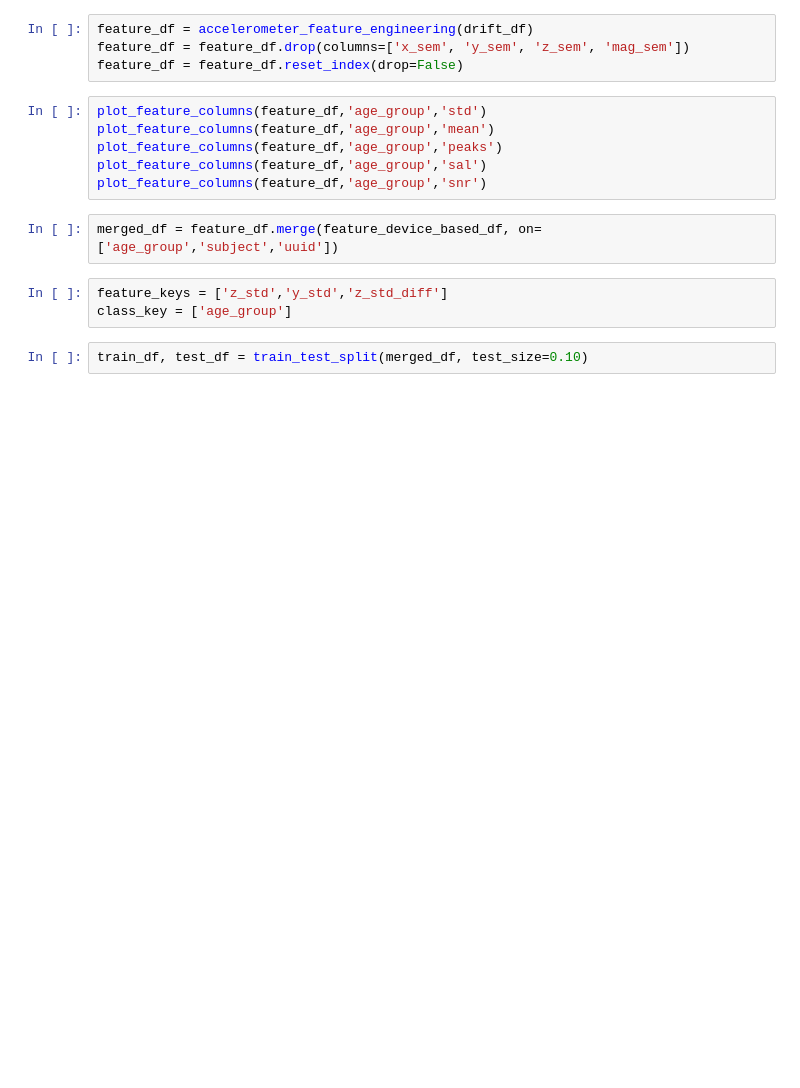
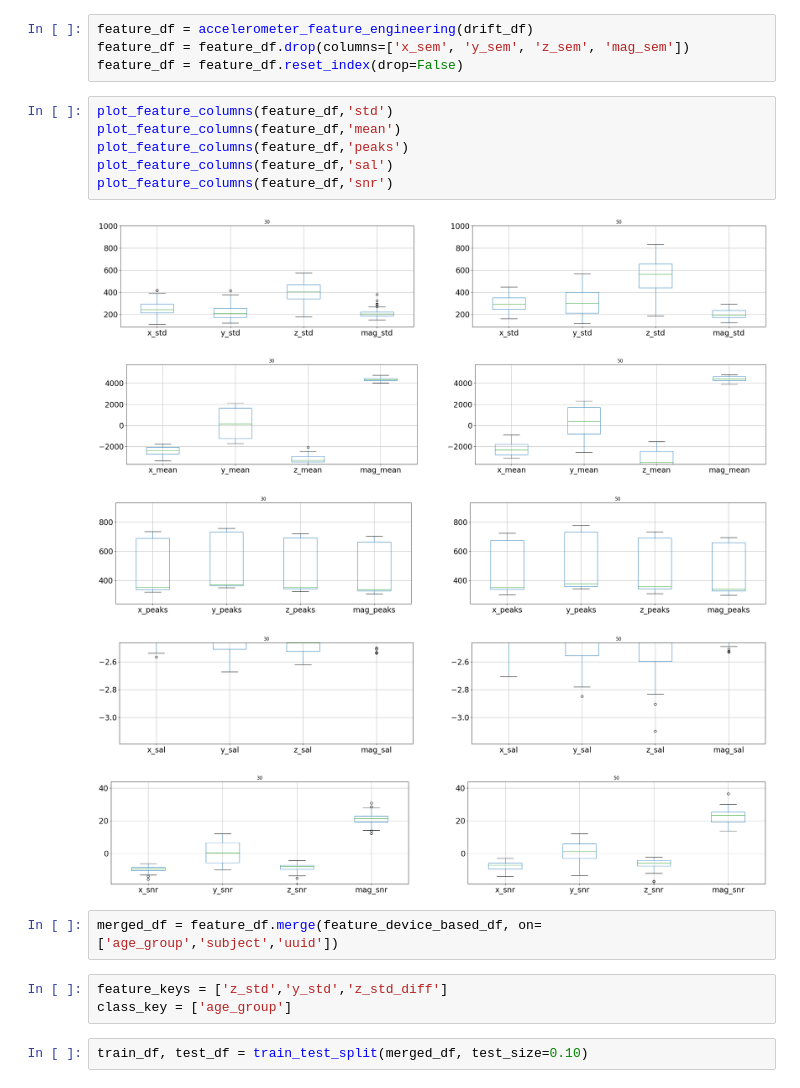
Before and after one commit to t1m0/master_thesis_analysis, a Jupyter notebook: 06_drift_analysis.ipynb, the cells around one changed output. Cells and saved outputs as stored; diff of their text form; blank space fills up the shorter version.

```diff
--- a/06_drift_analysis.ipynb
+++ b/06_drift_analysis.ipynb
@@ -83,11 +142,17 @@ feature_df = accelerometer_feature_engineering(drift_df)
 feature_df = feature_df.drop(columns=['x_sem', 'y_sem', 'z_sem', 'mag_sem'])
 feature_df = feature_df.reset_index(drop=False)
 # %%
-plot_feature_columns(feature_df,'age_group','std')
-plot_feature_columns(feature_df,'age_group','mean')
-plot_feature_columns(feature_df,'age_group','peaks')
-plot_feature_columns(feature_df,'age_group','sal')
-plot_feature_columns(feature_df,'age_group','snr')
+plot_feature_columns(feature_df,'std')
+plot_feature_columns(feature_df,'mean')
+plot_feature_columns(feature_df,'peaks')
+plot_feature_columns(feature_df,'sal')
+plot_feature_columns(feature_df,'snr')
+# %% [output]
+[figure, added]
+[figure, added]
+[figure, added]
+[figure, added]
+[figure, added]
 # %%
 merged_df = feature_df.merge(feature_device_based_df, on=['age_group','subject','uuid'])
 # %%
```
Also changed, not shown: parts of 12 cells of this notebook, 6 other files.
